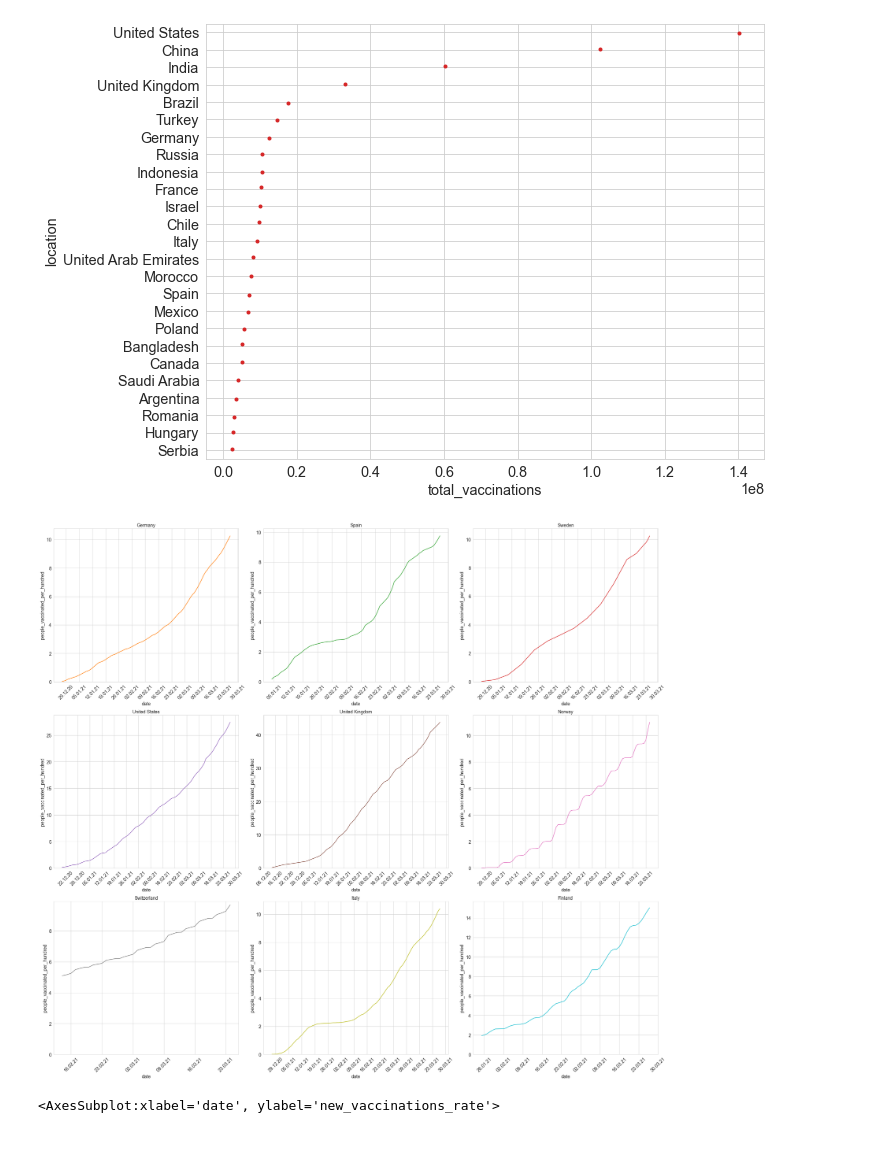
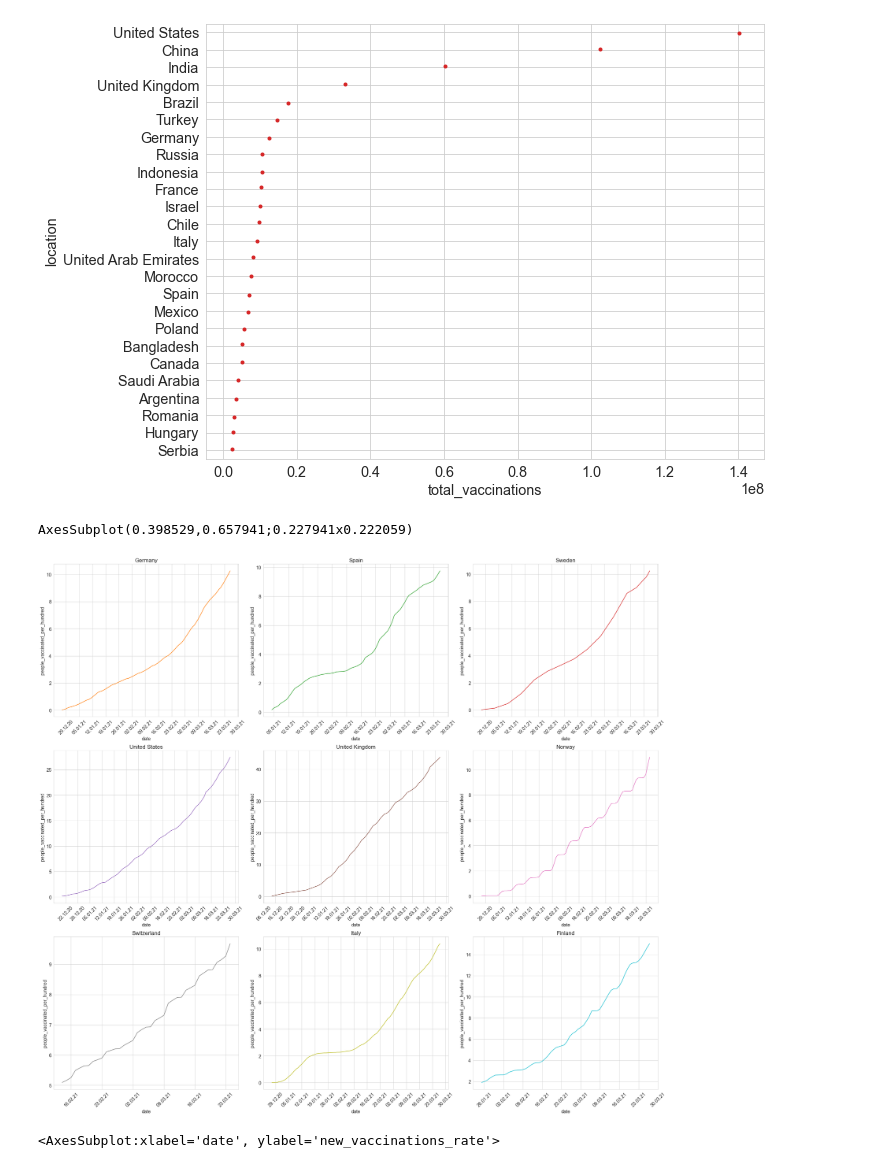
Before and after one commit to normannexo/COVID-19, a Jupyter notebook: owid_vaccinations.ipynb, the cells around one changed output. Saved outputs shown, nothing was run; the diff lists cells and outputs as text; code cells hidden in the pictures.

```diff
--- a/owid_vaccinations.ipynb
+++ b/owid_vaccinations.ipynb
@@ -58,20 +58,22 @@ countries_with_vacc_data = df_world.sort_index().reset_index().groupby('location
 # %%
 cols, rows = 3,3
 countries = np.random.choice(df_world.loc[countries_with_vacc_data].index.get_level_values(0).drop_duplicates().to_list(), cols*rows)
 countries = ['Germany', 'Spain', 'Sweden', 'United States', 'United Kingdom', 'Norway', 'Switzerland', 'Italy', 'Finland']
 
-fig, axes = plt.subplots(rows, cols , figsize=(cols*9,rows*7 +3), sharey=True, sharex=True)
+fig, axes = plt.subplots(rows, cols , figsize=(cols*9,rows*7 +3), sharey='row', sharex=True)
+print(axes[0][1])
 for i, country in enumerate(countries, 1):
-    plt.subplot(rows, cols, i)
-    ax = sns.lineplot(data = df_world.loc[country], x=df_world.loc[country].index, y='people_vaccinated_per_hundred', color=sns.color_palette()[i])
-    ax.set_title(country, fontsize=14)
+    ax = plt.subplot(rows, cols, i)
+    sns.lineplot(data = df_world.loc[country], x=df_world.loc[country].index, y='people_vaccinated_per_hundred', color=sns.color_palette()[i], ax = ax )
+    ax.set_title(country, fontsize=17)
     ax.xaxis.set_major_locator(mdates.WeekdayLocator())
     ax.xaxis.set_major_formatter(mdates.DateFormatter('%d.%m.%y'))
     ax.xaxis.set_tick_params(rotation=45)
-    ax.set_ylim(ymin=0)
+    #ax.set_ylim(ymin=0)
 fig.tight_layout()
 # %% [output]
+AxesSubplot(0.398529,0.657941;0.227941x0.222059)
-[figure, old version]
+[figure, new version]
 # %%
 df_world['new_vaccinations_rate'] = df_world['new_vaccinations'] / df_world['population']
 # %%
```
Also changed, not shown: 1 other file.
